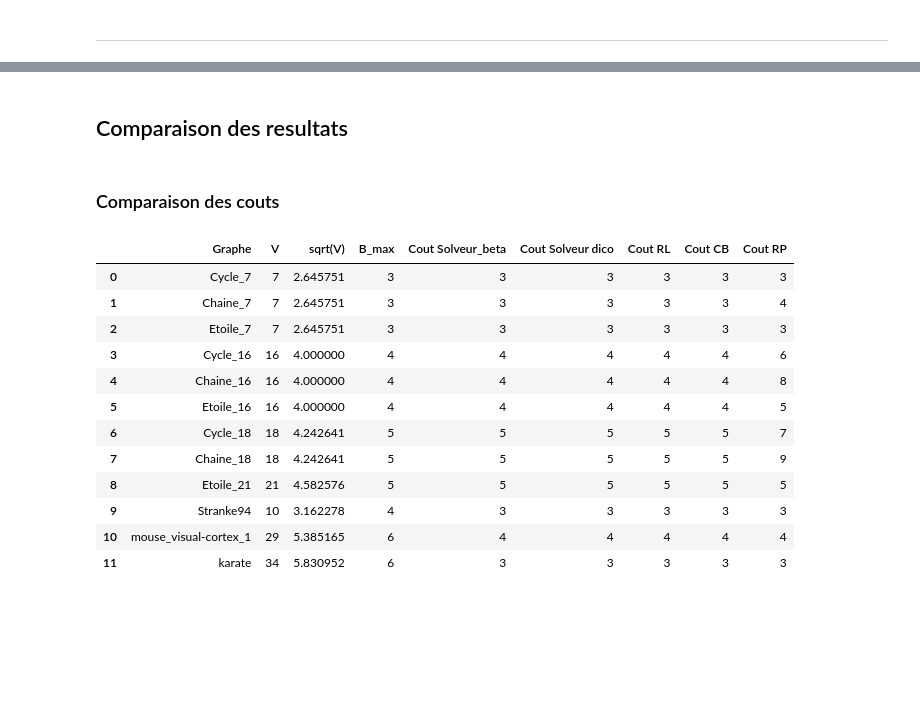
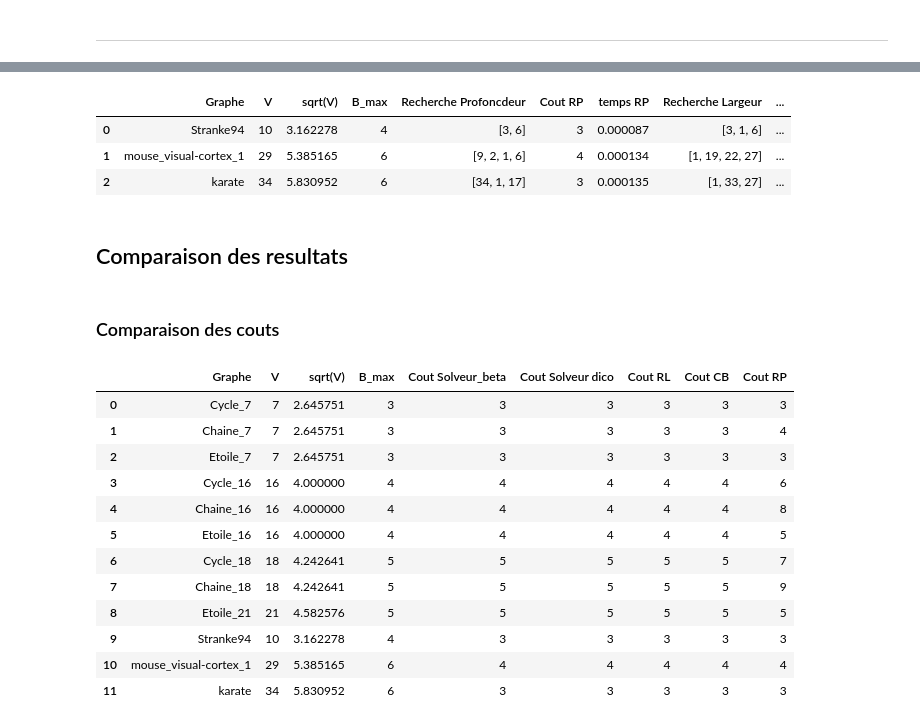
Before and after one commit to OussamaLay/Graph_Burning_Problem, a Jupyter notebook: main.ipynb, the cells around one changed output, grey strips where cells are left out. Drawn from its saved outputs; the diff is of its cells as text; code cells hidden in the pictures; blank space fills up the shorter version.

```diff
--- a/main.ipynb
+++ b/main.ipynb
@@ -200,3 +195,10 @@ res_graphes
+# %%
+pd.read_csv('resultats.csv')
+# %% [output]
+|  | Graphe | V | sqrt(V) | B_max | Recherche Profoncdeur | Cout RP | temps RP | Recherche Largeur | ... |
+| 0 | Stranke94 | 10 | 3.162278 | 4 | [3, 6] | 3 | 0.000087 | [3, 1, 6] | ... |
+| 1 | mouse_visual-cortex_1 | 29 | 5.385165 | 6 | [9, 2, 1, 6] | 4 | 0.000134 | [1, 19, 22, 27] | ... |
+| 2 | karate | 34 | 5.830952 | 6 | [34, 1, 17] | 3 | 0.000135 | [1, 33, 27] | ... |
 # %%
 num = 2
 df = res_graphes_excep
```
Also changed, not shown: parts of 7 cells of this notebook, 18 other files.
